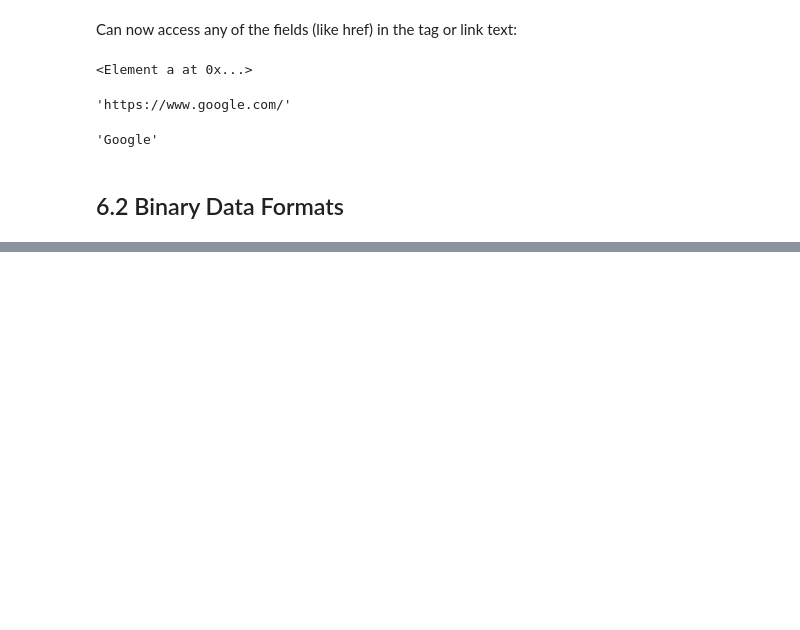
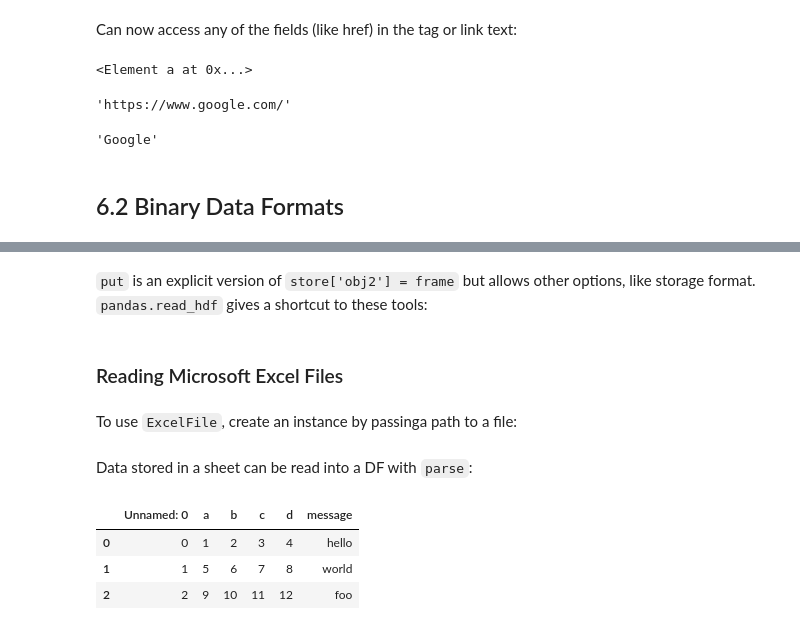
Before and after one commit to ScottBreitbach/DSC540, a Jupyter notebook: Weeks5-6/PfDA_Ch6/540Wk5-6_PfDA-Ch6.ipynb, the cells around one changed output, grey strips where cells are left out. Cells and saved outputs as stored; diff of their text form; code cells hidden in the pictures; blank space fills up the shorter version.

```diff
--- a/Weeks5-6/PfDA_Ch6/540Wk5-6_PfDA-Ch6.ipynb
+++ b/Weeks5-6/PfDA_Ch6/540Wk5-6_PfDA-Ch6.ipynb
@@ -655,0 +750,3 @@ root.text
+# %% [markdown]
+`put` is an explicit version of `store['obj2'] = frame` but allows other options, like storage format.
+`pandas.read_hdf` gives a shortcut to these tools:
@@ -655,0 +759,15 @@ root.text
+# %% [markdown]
+### Reading Microsoft Excel Files
+# %% [markdown]
+To use `ExcelFile`, create an instance by passinga  path to a file:
+# %%
+xlsx = pd.ExcelFile('ex1.xlsx')
+# %% [markdown]
+Data stored in a sheet can be read into a DF with `parse`:
+# %%
+pd.read_excel(xlsx, 'Sheet1')
+# %% [output]
+|  | Unnamed: 0 | a | b | c | d | message |
+| 0 | 0 | 1 | 2 | 3 | 4 | hello |
+| 1 | 1 | 5 | 6 | 7 | 8 | world |
+| 2 | 2 | 9 | 10 | 11 | 12 | foo |
```
Also changed, not shown: parts of 75 cells of this notebook, 7 other files.
